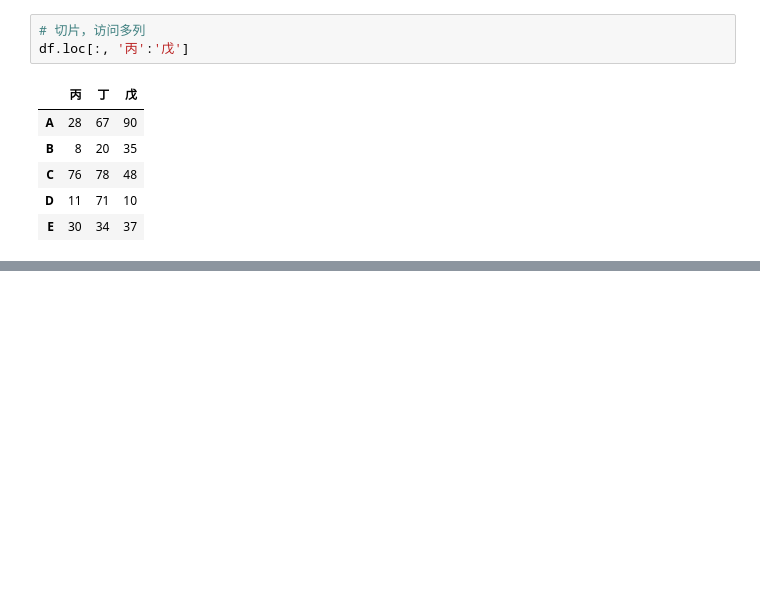
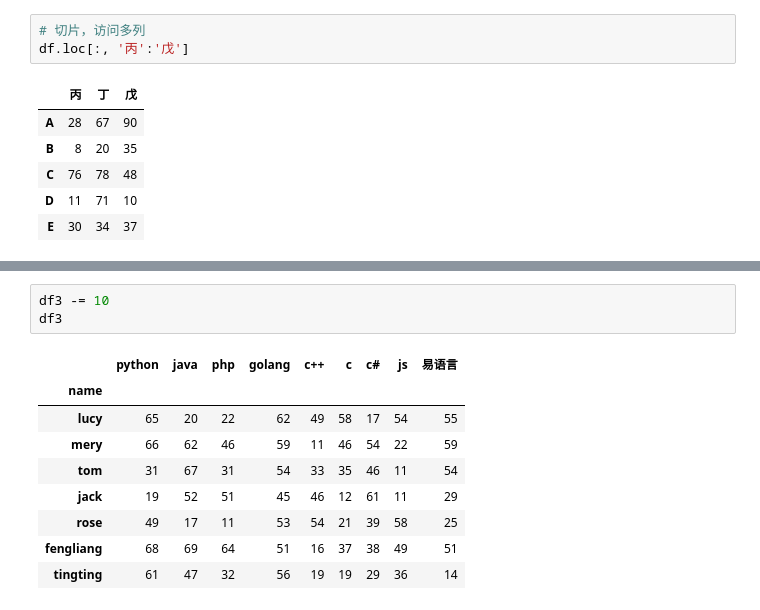
Before and after one commit to esir-indv/Pandas-Matplotlib, a Jupyter notebook: DataFrame运算.ipynb, the cells around one changed output, grey strips where cells are left out. Saved outputs shown, nothing was run; the diff lists cells and outputs as text; blank space fills up the shorter version.

```diff
--- a/DataFrame运算.ipynb
+++ b/DataFrame运算.ipynb
@@ -121,0 +226,13 @@ df
+# %%
+df3 -= 10
+df3
+# %% [output]
+|  | python | java | php | golang | c++ | c | c# | js | 易语言 |
+| name |  |  |  |  |  |  |  |  |  |
+| lucy | 65 | 20 | 22 | 62 | 49 | 58 | 17 | 54 | 55 |
+| mery | 66 | 62 | 46 | 59 | 11 | 46 | 54 | 22 | 59 |
+| tom | 31 | 67 | 31 | 54 | 33 | 35 | 46 | 11 | 54 |
+| jack | 19 | 52 | 51 | 45 | 46 | 12 | 61 | 11 | 29 |
+| rose | 49 | 17 | 11 | 53 | 54 | 21 | 39 | 58 | 25 |
+| fengliang | 68 | 69 | 64 | 51 | 16 | 37 | 38 | 49 | 51 |
+| tingting | 61 | 47 | 32 | 56 | 19 | 19 | 29 | 36 | 14 |
```
Also changed, not shown: parts of 20 cells of this notebook.
